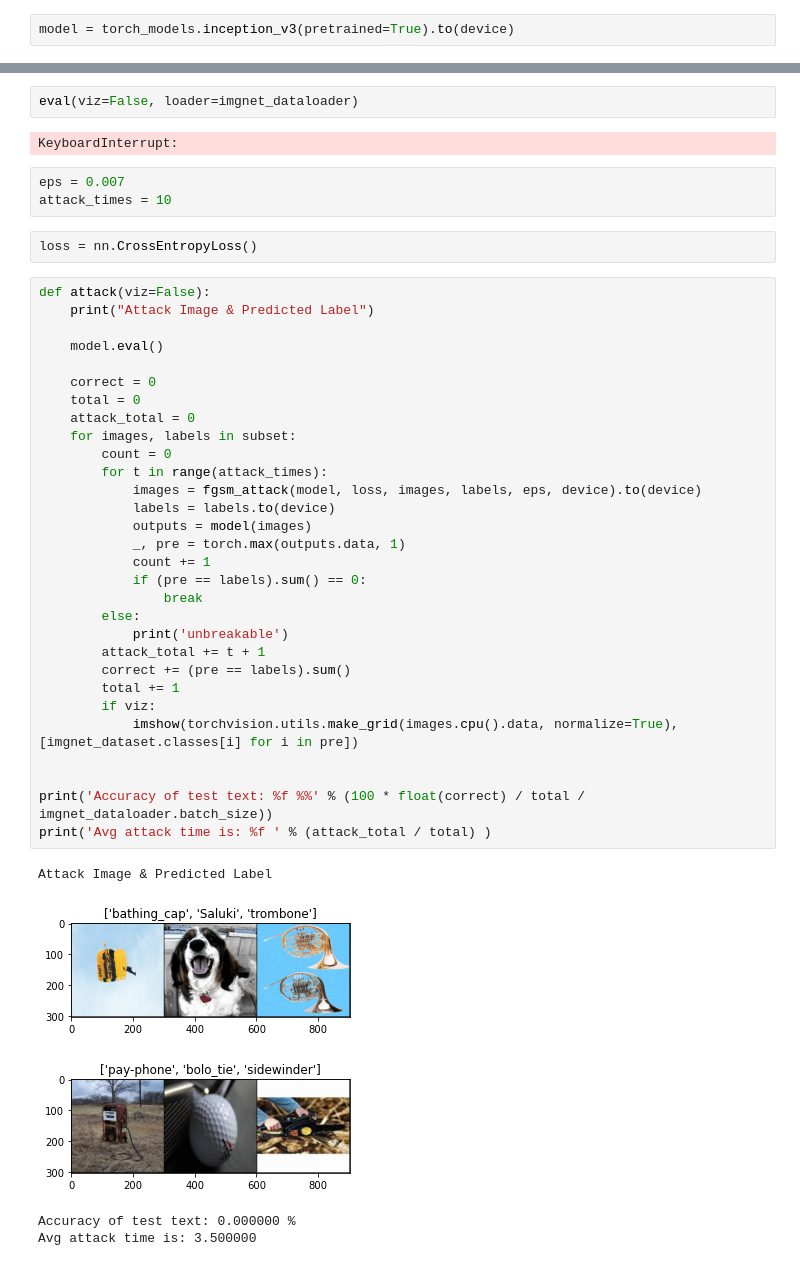
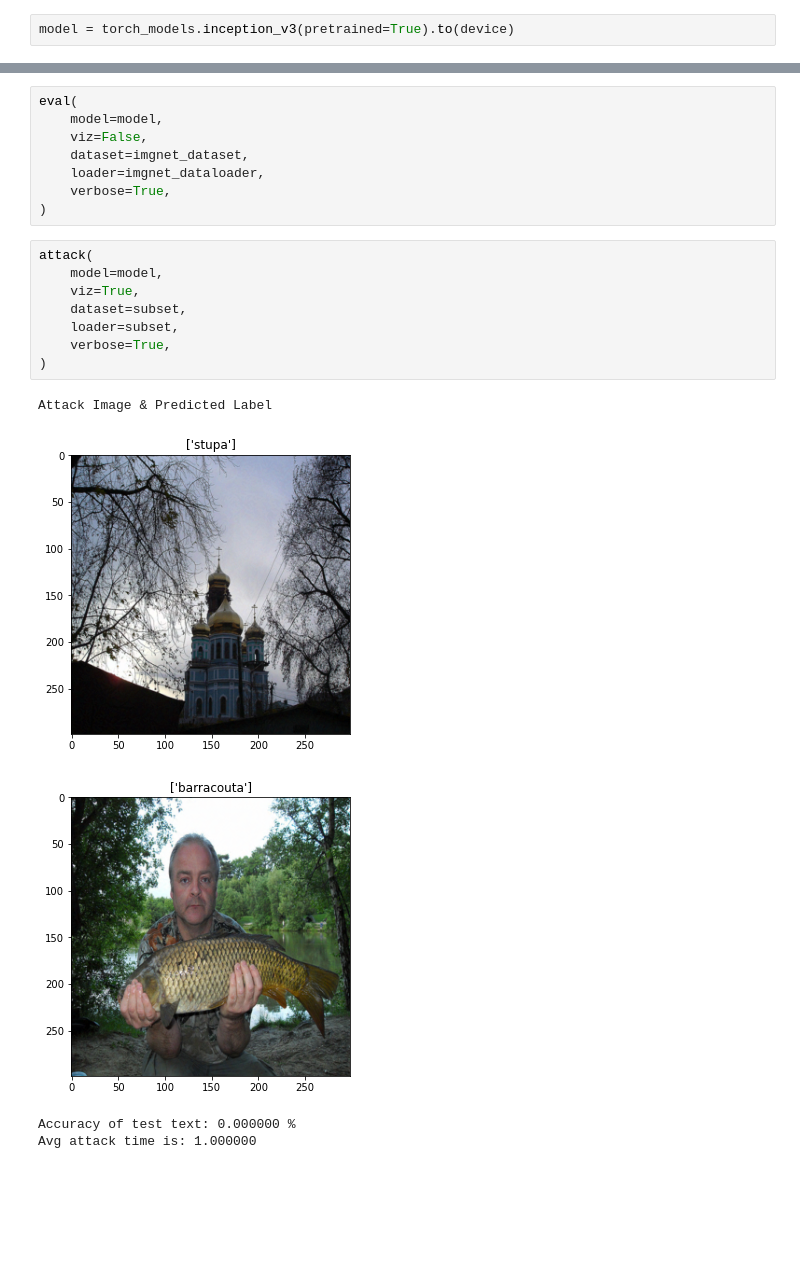
Before and after one commit to nhtlongcs/simple-adversarial-attack, a Jupyter notebook: FGSM_whitebox.ipynb, the cells around one changed output, grey strips where cells are left out. Saved outputs shown, nothing was run; the diff lists cells and outputs as text; blank space fills up the shorter version.

```diff
--- a/FGSM_whitebox.ipynb
+++ b/FGSM_whitebox.ipynb
@@ -71,45 +51,22 @@ eval(viz=True, loader=subset)
 # %%
-eval(viz=False, loader=imgnet_dataloader)
+eval(
+    model=model,
+    viz=False,
+    dataset=imgnet_dataset,
+    loader=imgnet_dataloader,
+    verbose=True,
+)
-# %% [output]
-KeyboardInterrupt:
-# %%
-eps = 0.007
-attack_times = 10
-# %%
-loss = nn.CrossEntropyLoss()
-# %%
-def attack(viz=False):
-    print("Attack Image & Predicted Label")
-
-    model.eval()
-
-    correct = 0
-    total = 0
-    attack_total = 0
-    for images, labels in subset:
-        count = 0
-        for t in range(attack_times):
-            images = fgsm_attack(model, loss, images, labels, eps, device).to(device)
-            labels = labels.to(device)
-            outputs = model(images)
-            _, pre = torch.max(outputs.data, 1)
-            count += 1
-            if (pre == labels).sum() == 0:
-                break
-        else:
-            print('unbreakable')
-        attack_total += t + 1
-        correct += (pre == labels).sum()
-        total += 1
-        if viz:
-            imshow(torchvision.utils.make_grid(images.cpu().data, normalize=True),[imgnet_dataset.classes[i] for i in pre])
-
-
-print('Accuracy of test text: %f %%' % (100 * float(correct) / total / imgnet_dataloader.batch_size))
-print('Avg attack time is: %f ' % (attack_total / total) )
-# %% [output]
-Attack Image & Predicted Label
-[figure, removed]
-[figure, removed]
-Accuracy of test text: 0.000000 %
-Avg attack time is: 3.500000
+# %%
+attack(
+    model=model,
+    viz=True,
+    dataset=subset,
+    loader=subset,
+    verbose=True,
+)
+# %% [output]
+Attack Image & Predicted Label
+[figure, added]
+[figure, added]
+Accuracy of test text: 0.000000 %
+Avg attack time is: 1.000000
```
Also changed, not shown: parts of 8 cells of this notebook, 3 other files.
